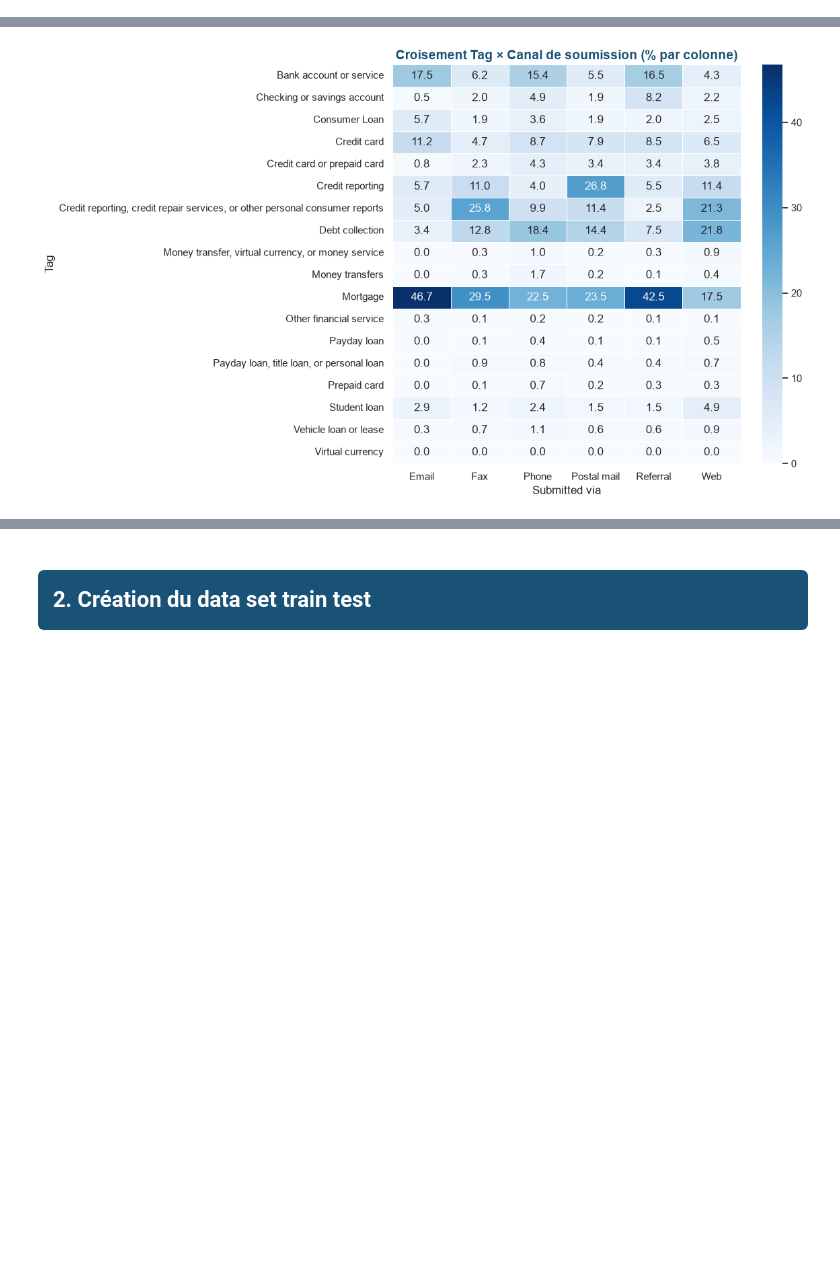
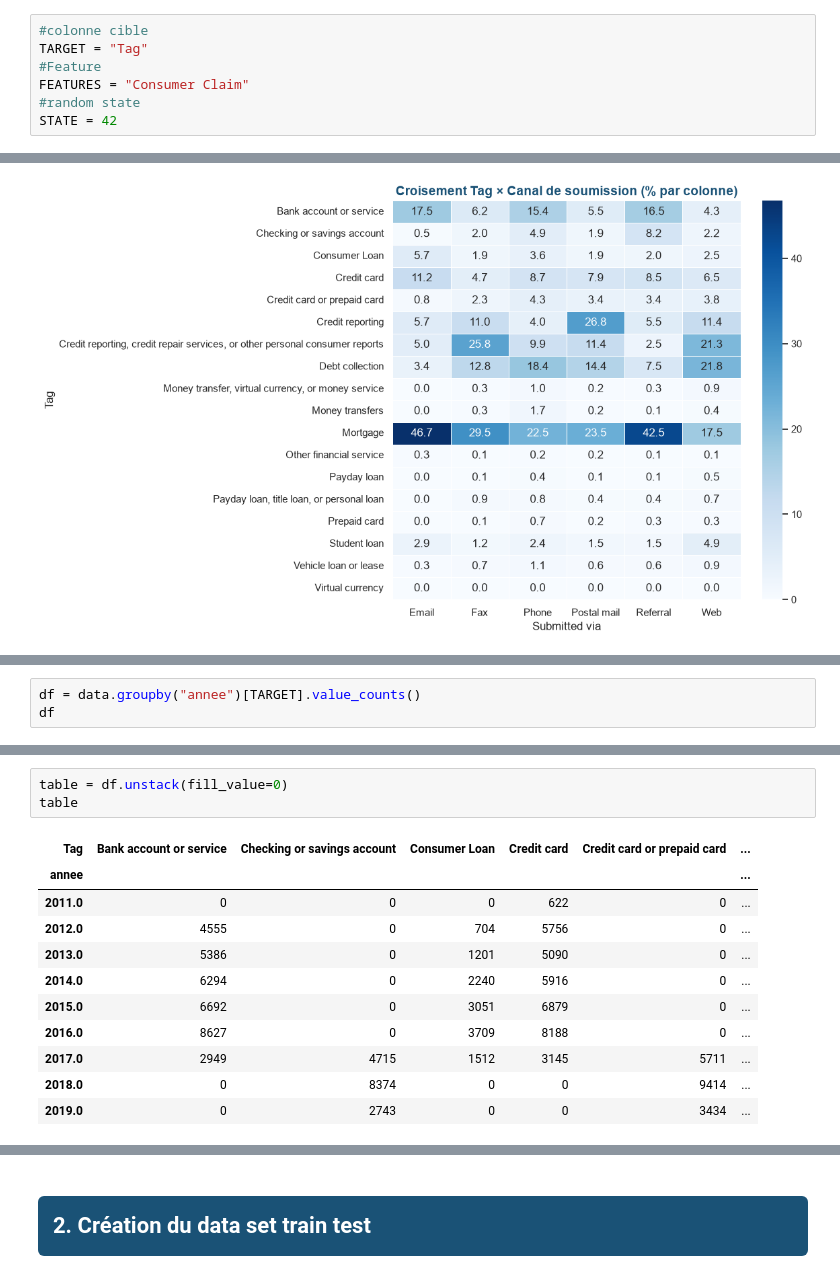
Before and after one commit to GreatTeacherJ/ZenAssist, a Jupyter notebook: src/app/data.ipynb, the cells around one changed output, grey strips where cells are left out. Cells and saved outputs as stored; diff of their text form; blank space fills up the shorter version.

```diff
--- a/src/app/data.ipynb
+++ b/src/app/data.ipynb
@@ -13,2 +42,9 @@
+# %%
+#colonne cible
+TARGET = "Tag"
+#Feature
+FEATURES = "Consumer Claim"
+#random state
+STATE = 42
 # %% [markdown]
 ## <p style="background-color:#1A5276; color:#FFFFFF; padding:15px; border-radius:6px; font-size:22px; font-weight:bold;">1. Exploration des données</p>
@@ -452,0 +426,3 @@ Name: has_narrative, dtype: float64
+# %%
+df = data.groupby("annee")[TARGET].value_counts()
+df
@@ -453 +443,16 @@ Name: has_narrative, dtype: float64
+# %%
+table = df.unstack(fill_value=0)
+table
+# %% [output]
+| Tag | Bank account or service | Checking or savings account | Consumer Loan | Credit card | Credit card or prepaid card | ... |
+| annee |  |  |  |  |  | ... |
+| 2011.0 | 0 | 0 | 0 | 622 | 0 | ... |
+| 2012.0 | 4555 | 0 | 704 | 5756 | 0 | ... |
+| 2013.0 | 5386 | 0 | 1201 | 5090 | 0 | ... |
+| 2014.0 | 6294 | 0 | 2240 | 5916 | 0 | ... |
+| 2015.0 | 6692 | 0 | 3051 | 6879 | 0 | ... |
+| 2016.0 | 8627 | 0 | 3709 | 8188 | 0 | ... |
+| 2017.0 | 2949 | 4715 | 1512 | 3145 | 5711 | ... |
+| 2018.0 | 0 | 8374 | 0 | 0 | 9414 | ... |
+| 2019.0 | 0 | 2743 | 0 | 0 | 3434 | ... |
 # %% [markdown]
```
Also changed, not shown: parts of 46 cells of this notebook, 6 other files.
